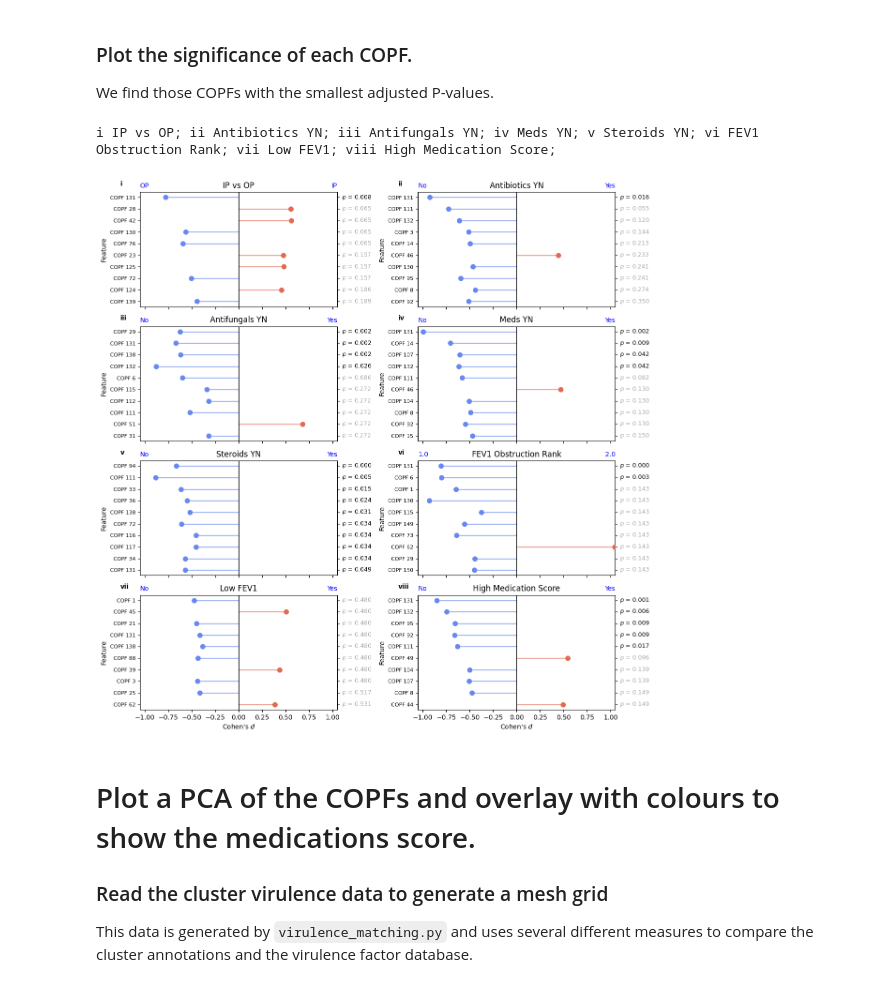
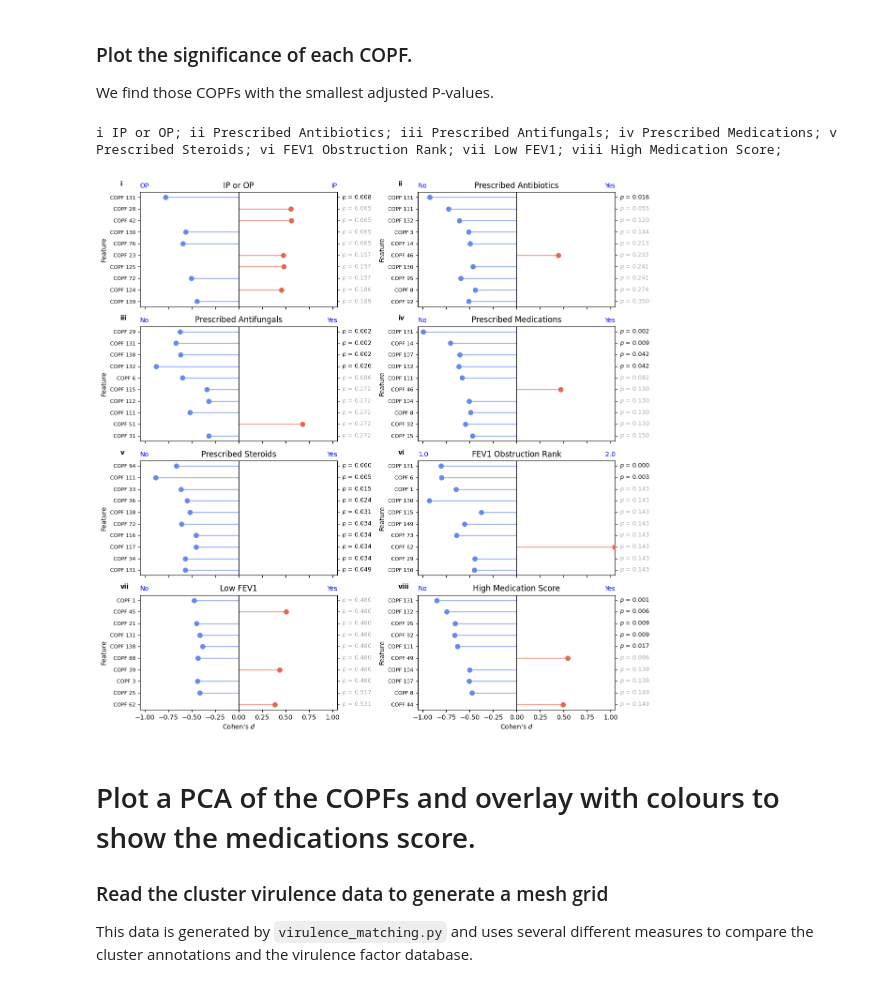
Before and after one commit to linsalrob/CF_Data_Analysis, a Jupyter notebook: Jupyter/HealthPCA.ipynb, the cells around one changed output. Cells and saved outputs as stored; diff of their text form; code cells hidden in the pictures.

```diff
--- a/Jupyter/HealthPCA.ipynb
+++ b/Jupyter/HealthPCA.ipynb
@@ -170,11 +210,15 @@ fig, axes = plt.subplots(nrows, ncols, figsize=(12, 12), sharex=True)
 axes[0][0].set_xlim(-1.05, 1.05)
 
 cols_to_plot = ['IP vs OP', 'Antibiotics_YN', 'Antifungals YN', 'Meds YN', 'Steroids YN', 'FEV1_Obstruction_Rank', 'Low FEV1', 'High Medication Score']
+col_names    = ['IP or OP', 'Prescribed Antibiotics', 'Prescribed Antifungals', 'Prescribed Medications', 'Prescribed Steroids', 'FEV1 Obstruction Rank', 'Low FEV1', 'High Medication Score']
+num_ns = []
+
 for i, intcol in enumerate(cols_to_plot):
     row, col = divmod(i, ncols)
     ax = axes[row, col]
 
-    intcol_title = replace_index.sub('', intcol).replace('_', ' ')
+    # intcol_title = replace_index.sub('', intcol).replace('_', ' ')
+    intcol_title = col_names[i]
     grps = sorted(merged_df_clean[intcol].unique())
     if intcol == 'IP vs OP':
         grps = sorted(merged_df_clean[intcol].unique(), reverse=True)
@@ -219,35 +263,35 @@ for i, intcol in enumerate(cols_to_plot):
         if pval <= 0.05:
             ax.text(ax.get_xlim()[1] + 0.05, i, f'$\\it{{p}}$ = {pval:.3f}', va='center', fontsize=9, c='k')
         else:
             ax.text(ax.get_xlim()[1] + 0.05, i, f'$\\it{{p}}$ = {pval:.3f}', va='center', fontsize=9, c='darkgrey')
 
 
     ax.tick_params(axis='y', labelsize=8)
     ax.set_xlabel("Cohen's $\\it{{d}}$")
     ax.set_ylabel('Feature')
     ax.set_title(f'{intcol_title}')
     # add the category to the image
     ax.text(ax.get_xlim()[0], ax.get_ylim()[1] - 0.25, grps[0], ha='left', va='bottom', fontsize=10, c='b')
     ax.text(ax.get_xlim()[1], ax.get_ylim()[1] - 0.25, grps[1], ha='right', va='bottom', fontsize=10, c='b')
     ax.yaxis.set_ticks_position('both')   # show ticks on both left and right
     ax.tick_params(axis='y', which='both', right=True)
 
 # labels = [f"{chr(97+i)})" for i in range(nrows*ncols)] # this makes the labels a, b, c, d
 labels = [cf_analysis_lib.int2roman(i+1) for i in range(nrows*ncols)] # this makes the labels roman numerals
 for ax, label in zip(axes.flat, labels):
     ax.text(-0.1, 1.1, label, transform=ax.transAxes,
             fontsize=10, fontweight='bold', va='top', ha='left')
     print(f"{label} {ax.get_title()}", end="; ")
 print()
 
 # plt.suptitle(f"Effect size (Cohen's $\\it{{d}}$) for health data using {datasource}")
 plt.tight_layout()
 plt.savefig('final_images/fig1a.png', dpi=300)
 plt.savefig('final_images/fig1a.svg')
 plt.show()
 # %% [output]
-i IP vs OP; ii Antibiotics YN; iii Antifungals YN; iv Meds YN; v Steroids YN; vi FEV1 Obstruction Rank; vii Low FEV1; viii High Medication Score;
+i IP or OP; ii Prescribed Antibiotics; iii Prescribed Antifungals; iv Prescribed Medications; v Prescribed Steroids; vi FEV1 Obstruction Rank; vii Low FEV1; viii High Medication Score;
-[figure, old version]
+[figure, new version]
 # %% [markdown]
 # Plot a PCA of the COPFs and overlay with colours to show the medications score.
 
```
Also changed, not shown: parts of 11 cells of this notebook, 6 other files.
